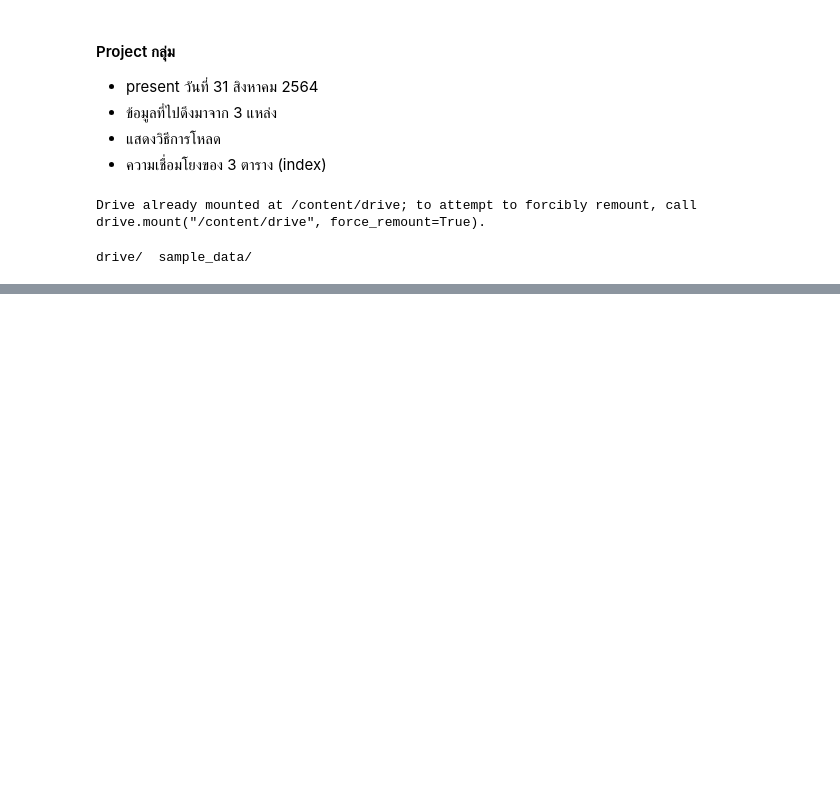
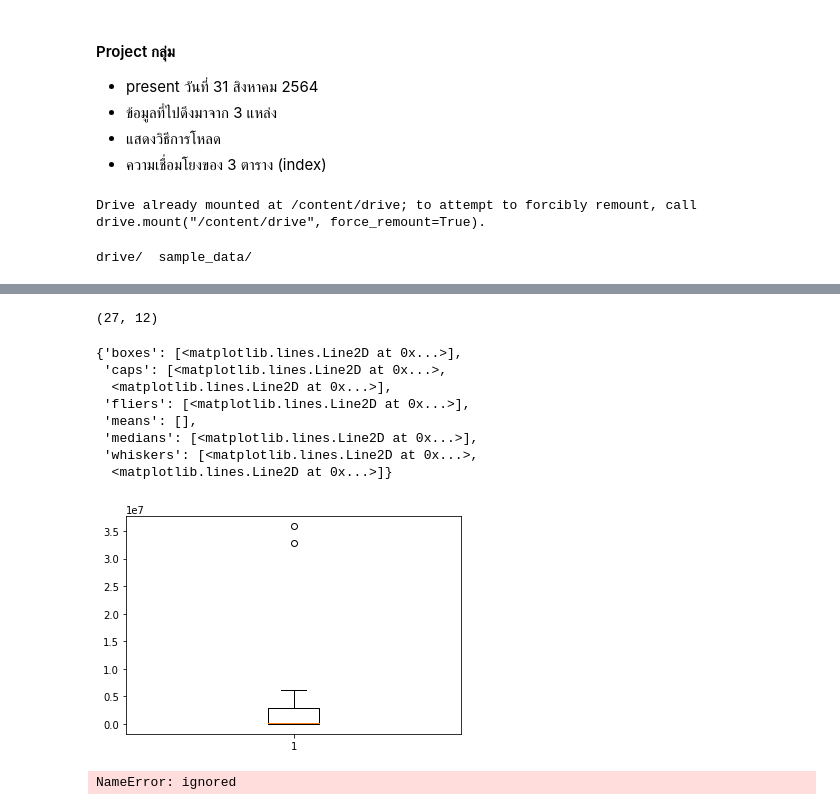
Before and after one commit to kittikhun62/DWDM21, a Jupyter notebook: project.ipynb, the cells around one changed output, grey strips where cells are left out. Cells and saved outputs as stored; diff of their text form; code cells hidden in the pictures; blank space fills up the shorter version.

```diff
--- a/project.ipynb
+++ b/project.ipynb
@@ -23,0 +133,20 @@ path = '/content/drive/My Drive/PROJECT'
+# %%
+data_driver1.dropna().shape
+# %% [output]
+(27, 12)
+# %%
+plt.boxplot(data_driver1.dropna()['2551'])
+# %% [output]
+{'boxes': [<matplotlib.lines.Line2D at 0x...>],
+ 'caps': [<matplotlib.lines.Line2D at 0x...>,
+  <matplotlib.lines.Line2D at 0x...>],
+ 'fliers': [<matplotlib.lines.Line2D at 0x...>],
+ 'means': [],
+ 'medians': [<matplotlib.lines.Line2D at 0x...>],
+ 'whiskers': [<matplotlib.lines.Line2D at 0x...>,
+  <matplotlib.lines.Line2D at 0x...>]}
+[figure, added]
+# %%
+data_driver1_nomissingage = data_driver1_nomissingage.sort_values(by=['2561'])
+# %% [output]
+NameError: ignored
```
Also changed, not shown: parts of 18 cells of this notebook.
